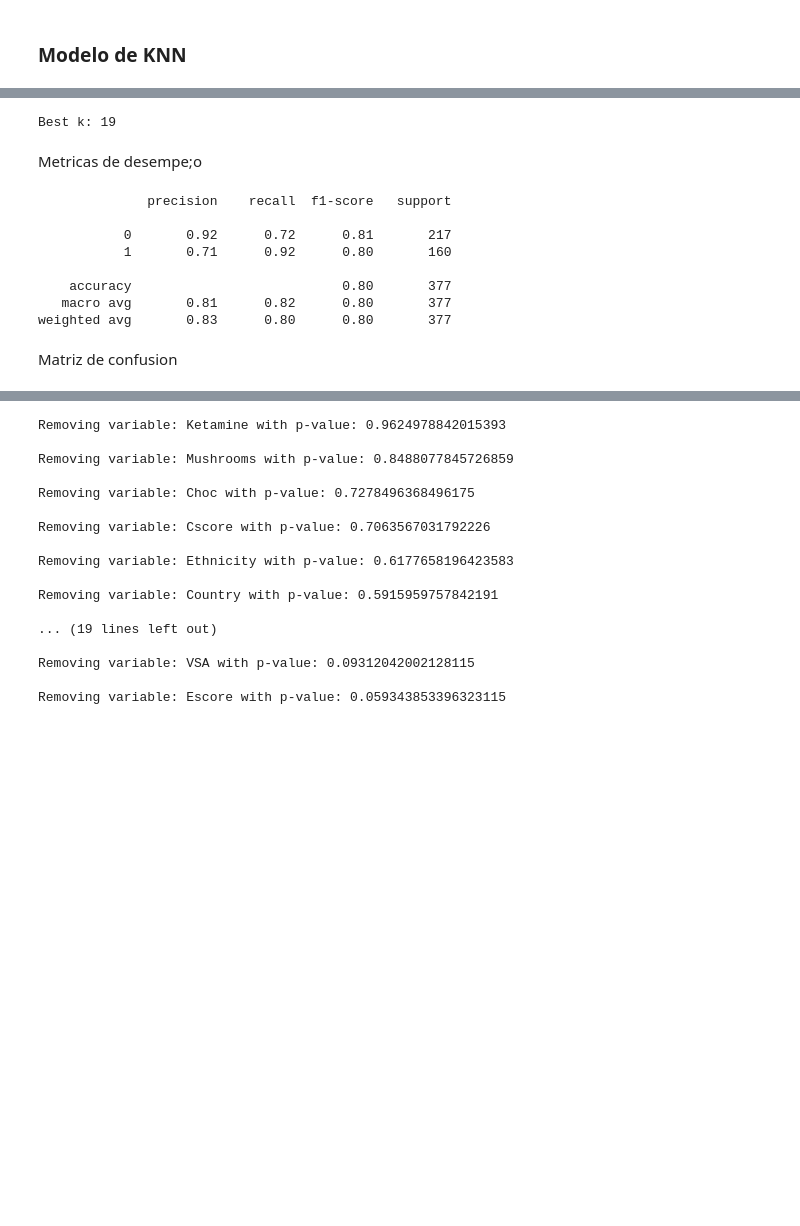
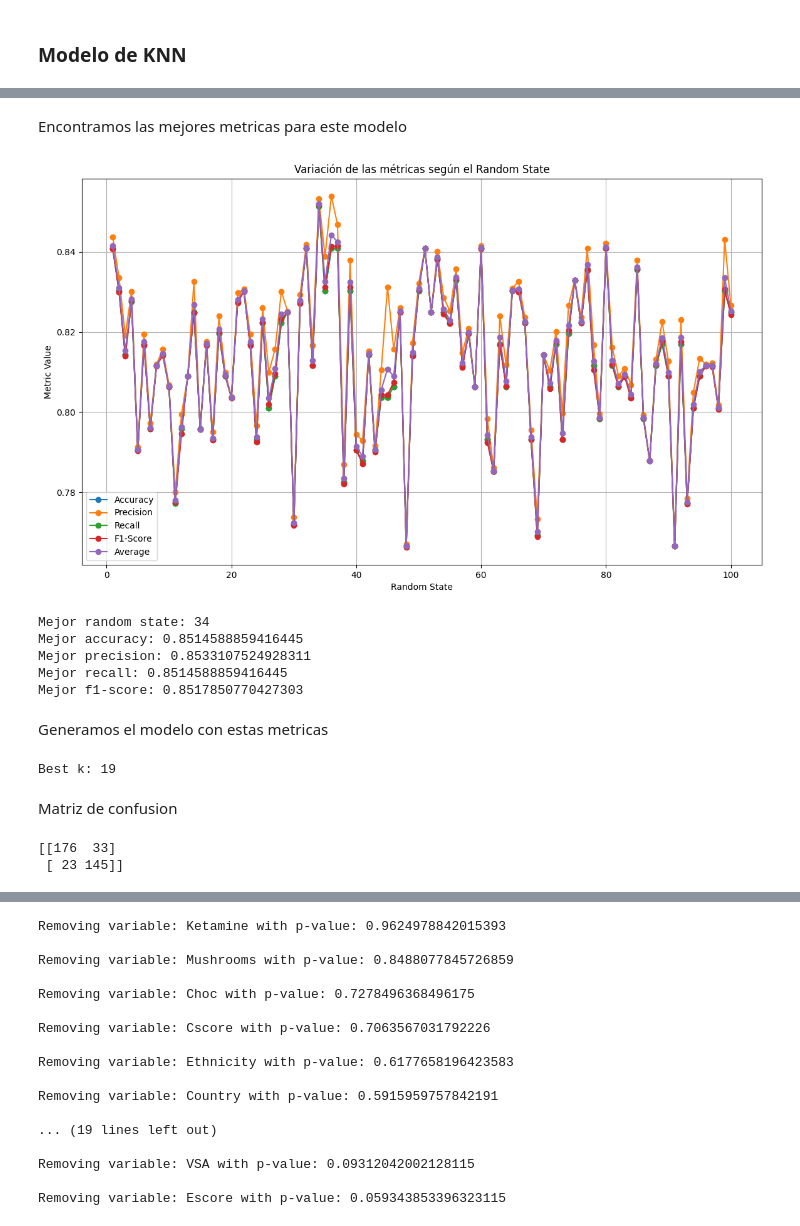
Before and after one commit to Crownyny/Drug_Consumption_Analysis, a Jupyter notebook: Data Analysis.ipynb, the cells around one changed output, grey strips where cells are left out. Saved outputs shown, nothing was run; the diff lists cells and outputs as text; code cells hidden in the pictures; blank space fills up the shorter version.

```diff
--- a/Data Analysis.ipynb
+++ b/Data Analysis.ipynb
@@ -122,7 +124,7 @@ from sklearn.svm import SVC
 from sklearn.discriminant_analysis import LinearDiscriminantAnalysis
 from sklearn.metrics import classification_report,accuracy_score
 
-def create_model(model_type, X, y, random_state):
+def create_model(model_type, X, y, random_state, best_k):
     # Dividir los datos en conjunto de entrenamiento y prueba
     X_train, X_test, y_train, y_test = train_test_split(X, y, test_size=0.2, random_state=random_state)
 
@@ -130,7 +132,7 @@ def create_model(model_type, X, y, random_state):
     if model_type == 1:
         model = LogisticRegression(max_iter=1000)
     elif model_type == 2:
-        model = KNeighborsClassifier()
+        model = KNeighborsClassifier(n_neighbors=best_k)
     elif model_type == 3:
         model = SVC(kernel='linear', C=1)
     elif model_type == 4:
@@ -174,7 +176,8 @@ def print_results(results_df):
     plt.legend()
     plt.grid(True)
     plt.show()
-def find_best_metrics(model_type, X, y):
+
+def find_best_metrics(model_type, X, y,best_k):
     random_states = np.arange(1, 101)  # 100 valores de random state
     accuracies = []
     precisions = []
@@ -184,12 +187,12 @@ def find_best_metrics(model_type, X, y):
 
     # Evaluar el modelo con diferentes random states
     for state in random_states:
-        accuracy, precision, recall, f1 = create_model(model_type, X, y, state)
+        accuracy, precision, recall, f1 = create_model(model_type, X, y, state,best_k)
         accuracies.append(accuracy)
         precisions.append(precision)
         recalls.append(recall)
         f1_scores.append(f1)
-        averages.append((precision + recall + f1) / 3)
+        averages.append((accuracy + precision + recall + f1) / 4)
 
     # Crear el DataFrame con los resultados
     results_df = pd.DataFrame({
@@ -205,7 +208,7 @@ def find_best_metrics(model_type, X, y):
     print_results(results_df)
 
     # Identificar el mejor random_state según el promedio
-    best_index = results_df['average'].idxmax() # Se suma 1 porque el índice comienza en 0, y los random states en 1
+    best_index = results_df['average'].idxmax()
     best_random_state = results_df.loc[best_index, 'random_state']
     best_accuracy = results_df.loc[best_index, 'accuracy']
     best_precision = results_df.loc[best_index, 'precision']
@@ -378,33 +395,37 @@ def find_best_k(X_train, X_test, y_train, y_test, k_range=range(1, 40), cv=2):
     accuracy = accuracy_score(y_test, y_pred)
 
     return best_k, accuracy
-
-
-best_k, best_accuracy = find_best_k(X_train, X_test, y_train, y_test)
-
-
-#Se debe cambiar esta implementación para usar la función de find_best_metrics con este modelo
-#se debe tener en cuenta el valor del k a la hora de hacer la evaluación
-#Para jorge.
-knn = KNeighborsClassifier(n_neighbors=best_k)
-knn.fit(X_train, y_train)
-print(f'Best k: {best_k} ')
-y_pred = knn.predict(X_test)
-a2 = accuracy_score(y_test, knn.predict(X_test))
-# %% [output]
-Best k: 19
-# %% [markdown]
-Metricas de desempe;o
-# %%
-print(classification_report(y_test, y_pred))
-# %% [output]
-              precision    recall  f1-score   support
-
-           0       0.92      0.72      0.81       217
-           1       0.71      0.92      0.80       160
-
-    accuracy                           0.80       377
-   macro avg       0.81      0.82      0.80       377
-weighted avg       0.83      0.80      0.80       377
+# %% [markdown]
+Encontramos las mejores metricas para este modelo
+# %%
+best_k, best_accuracy = find_best_k(X_train, X_test, y_train, y_test)
+
+best_random_state, best_accuracy, best_precision, best_recall, best_f1 = find_best_metrics(2, X_reduced, y,best_k)
+
+X_train_knn, X_test_knn, y_train_knn, y_test_knn = train_test_split(X_reduced, y, test_size=0.2, random_state=best_random_state)
+
+print(f"Mejor random state: {best_random_state}")
+print(f"Mejor accuracy: {best_accuracy}")
+print(f"Mejor precision: {best_precision}")
+print(f"Mejor recall: {best_recall}")
+print(f"Mejor f1-score: {best_f1}")
+# %% [output]
+[figure, added]
+Mejor random state: 34
+Mejor accuracy: 0.8514588859416445
+Mejor precision: 0.8533107524928311
+Mejor recall: 0.8514588859416445
+Mejor f1-score: 0.8517850770427303
+# %% [markdown]
+Generamos el modelo con estas metricas
+# %%
+knn = KNeighborsClassifier(n_neighbors=best_k)
+knn.fit(X_train_knn, y_train_knn)
+print(f'Best k: {best_k} ')
+y_pred_knn = knn.predict(X_test_knn)
+a2 = accuracy_score(y_test_knn, y_pred_knn)
+report = classification_report(y_test_knn,y_pred_knn,output_dict=True)
+# %% [output]
+Best k: 19
 # %% [markdown]
 Matriz de confusion
@@ -413 +432,7 @@ m2 = confusion_matrix(y_test, y_pred)
+# %%
+matrix_confusion_knn = confusion_matrix(y_test_knn, y_pred_knn)
+print(matrix_confusion_knn)
+# %% [output]
+[[176  33]
+ [ 23 145]]
 # %% [markdown]
```
Also changed, not shown: parts of 12 cells of this notebook.
